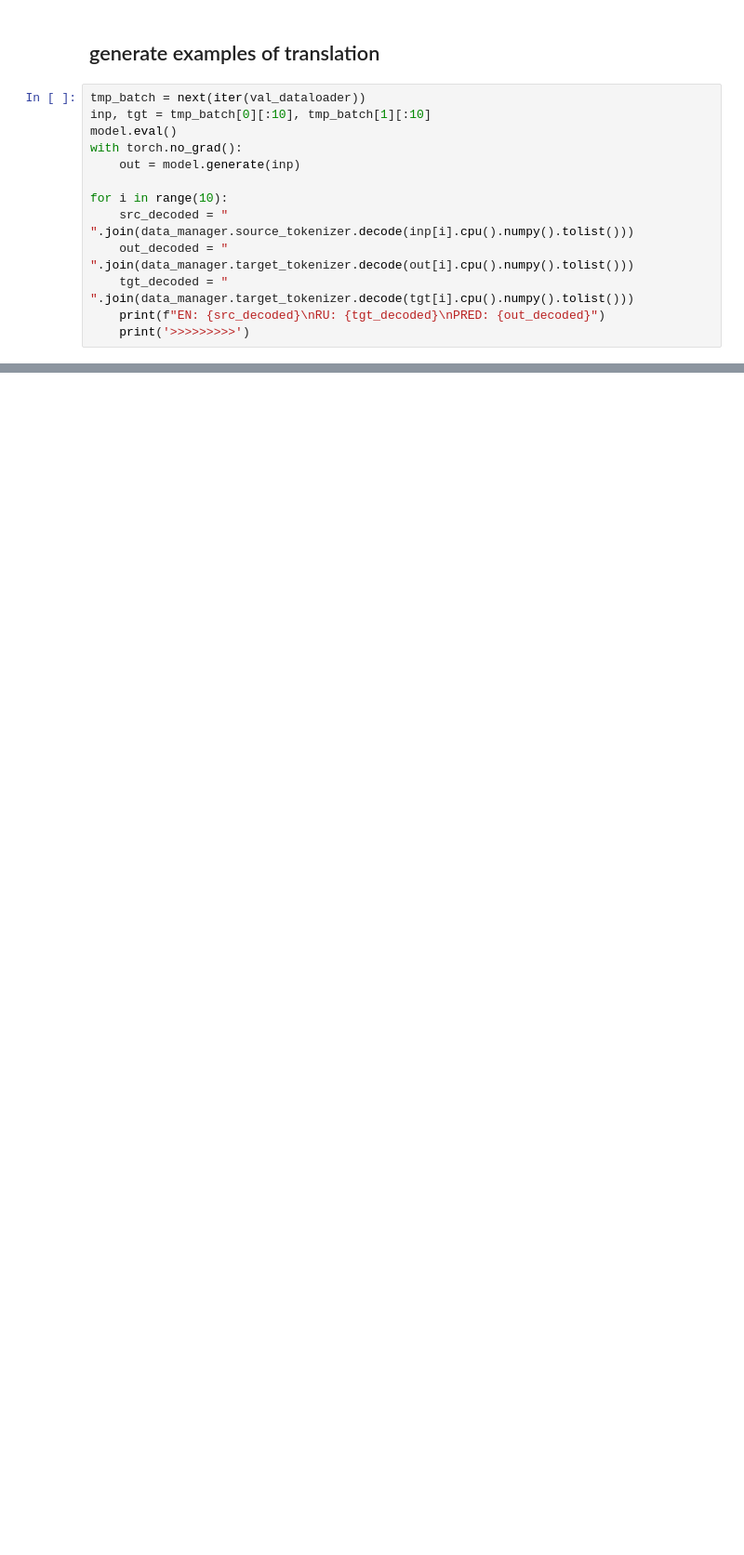
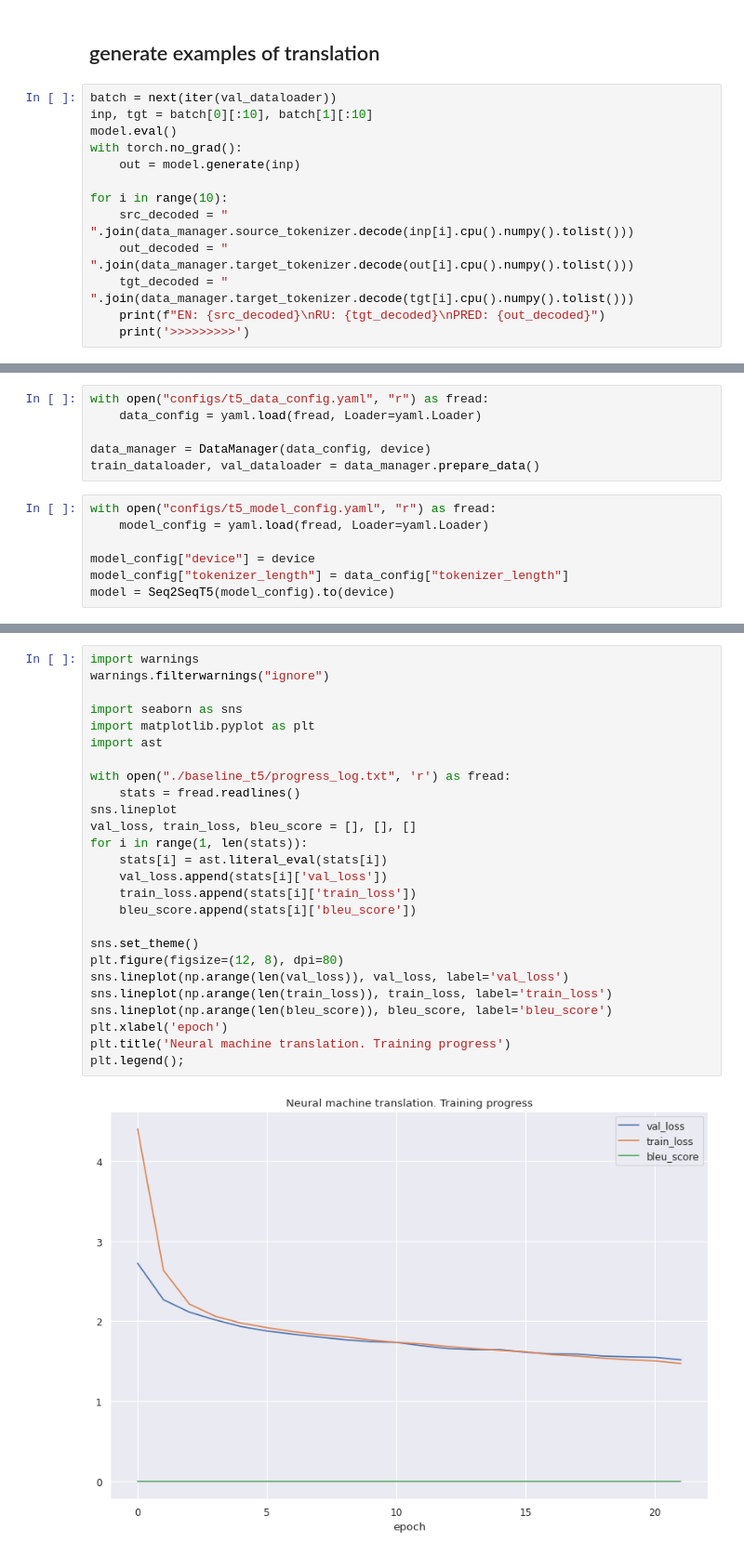
Before and after one commit to Rusamus/Neural-machine-translation-hw, a Jupyter notebook: Transfomers training.ipynb, the cells around one changed output, grey strips where cells are left out. Shown: that part at 93% size. Cells and saved outputs as stored; diff of their text form; blank space fills up the shorter version.

```diff
--- a/Transfomers training.ipynb
+++ b/Transfomers training.ipynb
@@ -154,8 +153,8 @@ plt.legend();
 # %% [markdown]
 ## generate examples of translation
 # %%
-tmp_batch = next(iter(val_dataloader))
-inp, tgt = tmp_batch[0][:10], tmp_batch[1][:10]
+batch = next(iter(val_dataloader))
+inp, tgt = batch[0][:10], batch[1][:10]
 model.eval()
 with torch.no_grad():
     out = model.generate(inp)
@@ -225,0 +229,13 @@ loss.item()
+# %%
+with open("configs/t5_data_config.yaml", "r") as fread:
+    data_config = yaml.load(fread, Loader=yaml.Loader)
+
+data_manager = DataManager(data_config, device)
+train_dataloader, val_dataloader = data_manager.prepare_data()
+# %%
+with open("configs/t5_model_config.yaml", "r") as fread:
+    model_config = yaml.load(fread, Loader=yaml.Loader)
+
+model_config["device"] = device
+model_config["tokenizer_length"] = data_config["tokenizer_length"]
+model = Seq2SeqT5(model_config).to(device)
@@ -225,0 +265,28 @@ loss.item()
+# %%
+import warnings
+warnings.filterwarnings("ignore")
+
+import seaborn as sns
+import matplotlib.pyplot as plt
+import ast
+
+with open("./baseline_t5/progress_log.txt", 'r') as fread:
+    stats = fread.readlines()
+sns.lineplot
+val_loss, train_loss, bleu_score = [], [], []
+for i in range(1, len(stats)):
+    stats[i] = ast.literal_eval(stats[i])
+    val_loss.append(stats[i]['val_loss'])
+    train_loss.append(stats[i]['train_loss'])
+    bleu_score.append(stats[i]['bleu_score'])
+
+sns.set_theme()
+plt.figure(figsize=(12, 8), dpi=80)
+sns.lineplot(np.arange(len(val_loss)), val_loss, label='val_loss')
+sns.lineplot(np.arange(len(train_loss)), train_loss, label='train_loss')
+sns.lineplot(np.arange(len(bleu_score)), bleu_score, label='bleu_score')
+plt.xlabel('epoch')
+plt.title('Neural machine translation. Training progress')
+plt.legend();
+# %% [output]
+[figure, added]
```
Also changed, not shown: parts of 14 cells of this notebook, 10 other files.
